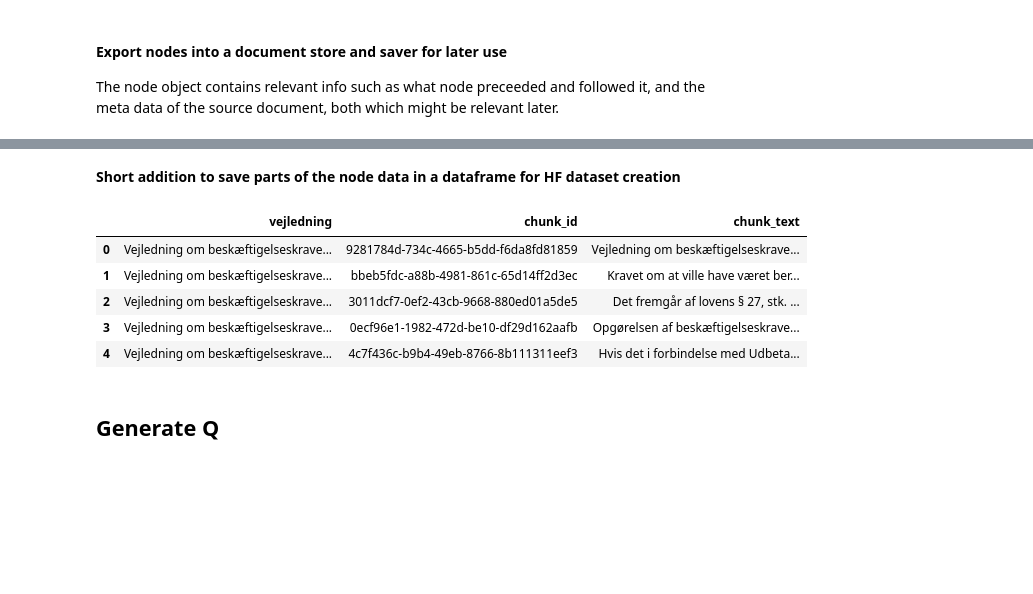
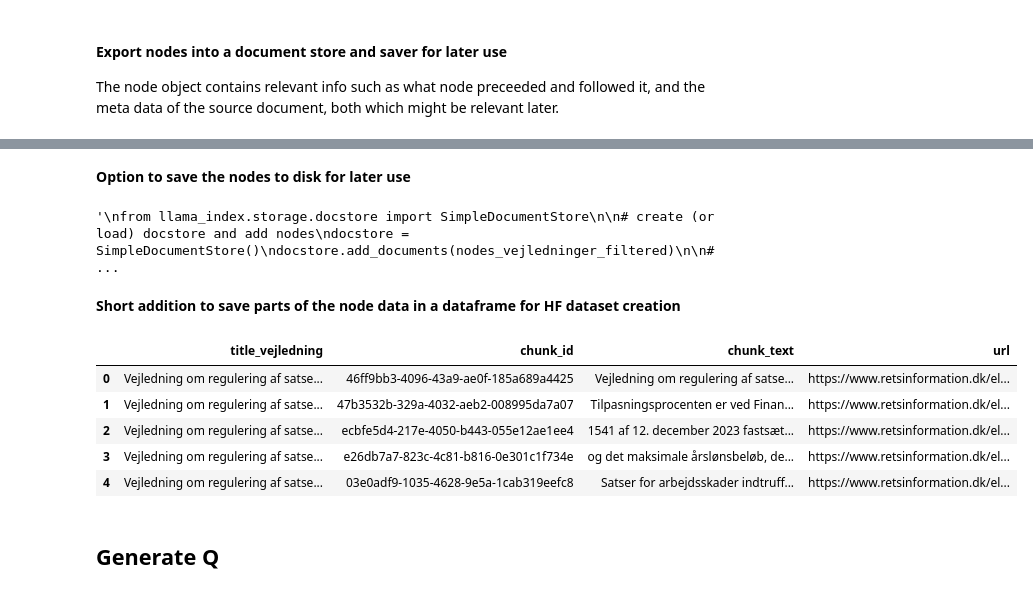
Before and after one commit to jalkestrup/genq_dansk, a Jupyter notebook: 01_qgen.ipynb, the cells around one changed output, grey strips where cells are left out. Drawn from its saved outputs; the diff is of its cells as text; code cells hidden in the pictures; blank space fills up the shorter version.

```diff
--- a/01_qgen.ipynb
+++ b/01_qgen.ipynb
@@ -10,5 +13,4 @@ OPENAI_API_KEY = os.environ.get("OPENAI_API_KEY")
 # Load data from HF into Llamaindex
 # %%
 #Load from hub
-from datasets import load_dataset
-ds_hf = load_dataset("jealk/dk_retrieval_benchmark", "retsinformation", split="train")
+ds_vejledninger = load_dataset("jealk/dk_retrieval_benchmark", split="train", download_mode="force_redownload")
@@ -24,8 +37,8 @@ from llama_index import Document
 
 #Iterate over the huggingface dataset object and create a list of llama documents
 documents_vejledninger = [
-    Document(text=content, metadata={"file_name": name})
-    for name, content in zip(ds_hf["vejledning"], ds_hf["indhold"])
+    Document(text=content, metadata={"title_vejledning": name, "url": url})
+    for name, content, url in zip(ds_vejledninger["title"], ds_vejledninger["text_content"], ds_vejledninger['url'])
 ]
 
 len(documents_vejledninger)
@@ -45,16 +61,19 @@ First parsing the data into nodes (llamaindex way of structuring data, including
 # %%
 from llama_index.node_parser import SentenceSplitter
 from transformers import AutoTokenizer
+tokenizer_e5 = AutoTokenizer.from_pretrained("intfloat/e5-base-v2")
 
 # Setting max length and defining tokenizer as intended embedding model (e5)
 # Splitting preferably by \n (because I formated the html so that all <p> was replaced by a \n), and if no \n is found, split by nearest delimeter char . ? ! etc.
 node_parser = SentenceSplitter(
     chunk_size=512,
     chunk_overlap=0,
-    paragraph_separator="\n",
-    tokenizer=AutoTokenizer.from_pretrained("intfloat/e5-base-v2").tokenize,
+    #As of 18/12/2023 the paragraph seperator expects a string
+    #Some uncertainty of whether the regex is working as intended
+    secondary_chunking_regex = str(['\n']),
+    paragraph_separator=str(['\n\n']),
+    tokenizer=tokenizer_e5.tokenize,
 )
-
 
 nodes_vejledninger = node_parser.get_nodes_from_documents(
     documents_vejledninger, show_progress=True
@@ -164,4 +171,8 @@ NameError: name 'nodes_vejledninger_filtered' is not defined
+# %% [markdown]
+**Option to save the nodes to disk for later use**
 # %%
+"""
+#To save the docs locally
 from llama_index.storage.docstore import SimpleDocumentStore
 
 # create (or load) docstore and add nodes
@@ -170,3 +181,6 @@ docstore.add_documents(nodes_vejledninger_filtered)
 
 # persist nodes to disk
 docstore.persist("data/node_store_25-11-23")
+"""
+# %% [output]
+'\nfrom llama_index.storage.docstore import SimpleDocumentStore\n\n# create (or load) docstore and add nodes\ndocstore = SimpleDocumentStore()\ndocstore.add_documents(nodes_vejledninger_filtered)\n\n# ...
@@ -182,15 +198,15 @@ nodes_vejledninger_filtered = [node for key, node in docstore.docs.items()]
 # %%
 #Create a pandas dataframe from the nodes_vejledninger_filtered object
 #Only include the id_, metadata['file_name'] and text attributes of the object
 import pandas as pd
-df = pd.DataFrame([[node.metadata['file_name'], node.id_, node.text] for node in nodes_vejledninger_filtered], columns=['vejledning', 'chunk_id', 'chunk_text'])
-df.head()
+df_llama_chunks = pd.DataFrame([[node.metadata['title_vejledning'], node.id_, node.text, node.metadata['url']] for node in nodes_vejledninger_filtered], columns=['title_vejledning', 'chunk_id', 'chunk_text', 'url'])
+df_llama_chunks.head()
 # %% [output]
-|  | vejledning | chunk_id | chunk_text |
-| 0 | Vejledning om beskæftigelseskrave... | 9281784d-734c-4665-b5dd-f6da8fd81859 | Vejledning om beskæftigelseskrave... |
-| 1 | Vejledning om beskæftigelseskrave... | bbeb5fdc-a88b-4981-861c-65d14ff2d3ec | Kravet om at ville have været ber... |
-| 2 | Vejledning om beskæftigelseskrave... | 3011dcf7-0ef2-43cb-9668-880ed01a5de5 | Det fremgår af lovens § 27, stk. ... |
-| 3 | Vejledning om beskæftigelseskrave... | 0ecf96e1-1982-472d-be10-df29d162aafb | Opgørelsen af beskæftigelseskrave... |
-| 4 | Vejledning om beskæftigelseskrave... | 4c7f436c-b9b4-49eb-8766-8b111311eef3 | Hvis det i forbindelse med Udbeta... |
+|  | title_vejledning | chunk_id | chunk_text | url |
+| 0 | Vejledning om regulering af satse... | 46ff9bb3-4096-43a9-ae0f-185a689a4425 | Vejledning om regulering af satse... | https://www.retsinformation.dk/el... |
+| 1 | Vejledning om regulering af satse... | 47b3532b-329a-4032-aeb2-008995da7a07 | Tilpasningsprocenten er ved Finan... | https://www.retsinformation.dk/el... |
+| 2 | Vejledning om regulering af satse... | ecbfe5d4-217e-4050-b443-055e12ae1ee4 | 1541 af 12. december 2023 fastsæt... | https://www.retsinformation.dk/el... |
+| 3 | Vejledning om regulering af satse... | e26db7a7-823c-4c81-b816-0e301c1f734e | og det maksimale årslønsbeløb, de... | https://www.retsinformation.dk/el... |
+| 4 | Vejledning om regulering af satse... | 03e0adf9-1035-4628-9e5a-1cab319eefc8 | Satser for arbejdsskader indtruff... | https://www.retsinformation.dk/el... |
 # %%
 #Save the dataframe as a csv file ensure that non ascii characters are encoded as utf-8
```
Also changed, not shown: parts of 28 cells of this notebook, 1 other file.
